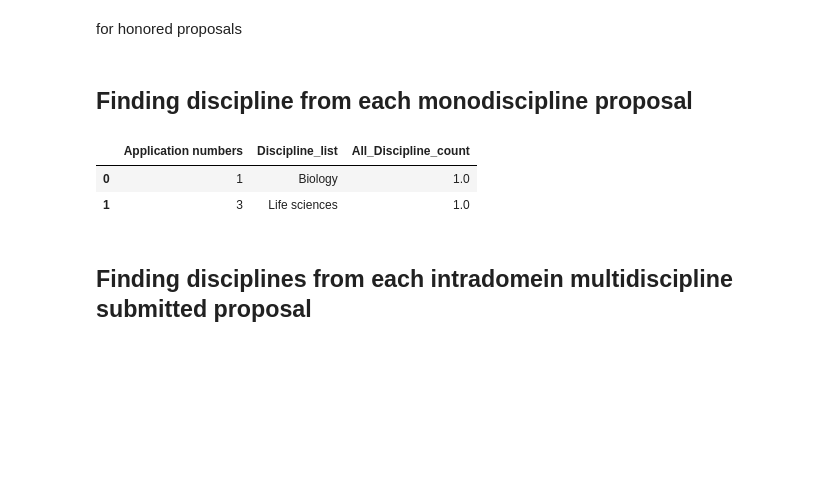
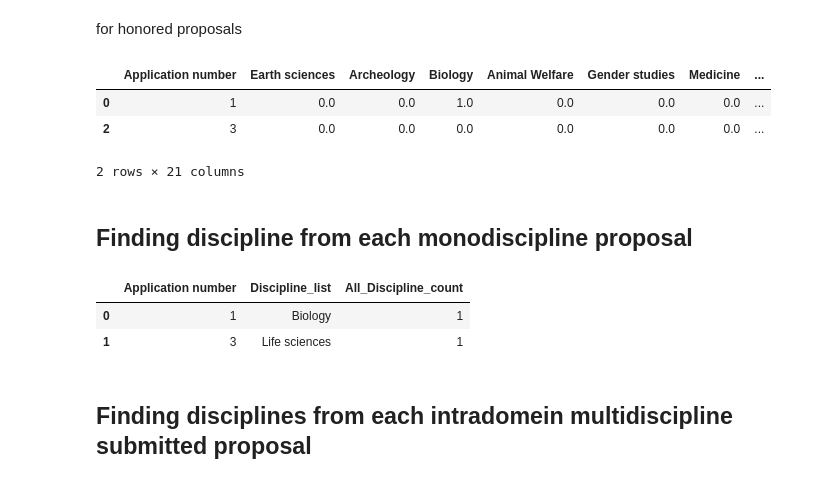
Before and after one commit to RaThorat/discipline_analyses_of_proposals, a Jupyter notebook: Disciplineanalyses_of_proposals.ipynb, the cells around one changed output. Cells and saved outputs as stored; diff of their text form; code cells hidden in the pictures; blank space fills up the shorter version.

Commit message:
code updated from stackoverflow

```diff
--- a/Disciplineanalyses_of_proposals.ipynb
+++ b/Disciplineanalyses_of_proposals.ipynb
@@ -193,3 +195,10 @@ dfG_clean_multidisci=dfG_multidisci.drop(columns=['Application numbers','All_Dis
+# %%
+dfA_ENW_monodisci=dfA_ENW_monodisci.drop(columns=['All_Discipline_count', 'ENW_Discipline_count'])
+dfA_intradom_multidisci=dfA_intradom_multidisci.drop(columns=['All_Discipline_count', 'ENW_Discipline_count'])
+dfA_interdom_multidisci=dfA_interdom_multidisci.drop(columns=['All_Discipline_count', 'ENW_Discipline_count'])
+dfG_ENW_monodisci=dfG_ENW_monodisci.drop(columns=['All_Discipline_count', 'ENW_Discipline_count'])
+dfG_intradom_multidisci=dfG_intradom_multidisci.drop(columns=['All_Discipline_count', 'ENW_Discipline_count'])
+dfG_interdom_multidisci=dfG_interdom_multidisci.drop(columns=['All_Discipline_count', 'ENW_Discipline_count'])
 # %% [markdown]
 ## Creation of co-occurance matrix for submitted proposals
 # %%
@@ -228,29 +237,12 @@ dfG_netwerk.columns = ['source', 'target', 'weight']
 # %%
 #Shape of dataframe for ENW monodiscipline proposals
 #dfA_ENW_monodisci.shape
+# %%
+dfA_ENW_monodisci.head(2)
+# %% [output]
+|  | Application number | Earth sciences | Archeology | Biology | Animal Welfare | Gender studies | Medicine | ... |
+| 0 | 1 | 0.0 | 0.0 | 1.0 | 0.0 | 0.0 | 0.0 | ... |
+| 2 | 3 | 0.0 | 0.0 | 0.0 | 0.0 | 0.0 | 0.0 | ... |
+2 rows × 21 columns
 # %% [markdown]
 ## Finding discipline from each monodiscipline proposal
-# %%
-# Pay attention to how iloc a cell selects. 'Application numbers' is zeroth column.
-dfA_ENW_mono_disciplines = pd.DataFrame(columns = ['Application numbers', 'Discipline_list', 'All_Discipline_count'])
-i=0 #starts from oth row
-j=1 #starts from 1st column
-Aanvraag_nummer=0
-k=dfA_ENW_monodisci.columns.get_loc("All_Discipline_count") #column number where the All_Discipline_count is
-l=len(dfA_ENW_monodisci.index)#number of rows
-for i in range (0,l):
-    Discipline_count=0 #introducing zero discipline count
-    Discipline_list=" " #introducing empty discipline list
-    for j in range (1,k): #while the rows are not exhausted
-        if (dfA_ENW_monodisci.iloc[i,j]==1) & (Discipline_count<dfA_ENW_monodisci.iloc[i,k]): #if the given cell has 1 as value
-            Discipline_list=Discipline_list+ dfA_ENW_monodisci.columns[j] #adds a column name to discipline list
-            Discipline_count+=1 #counts the number of disciplines with 1 as value
-            if Discipline_count==dfA_ENW_monodisci.iloc[i,k]:
-                Aanvraag_nummer=dfA_ENW_monodisci.iloc[i,0]
-                new_row = {'Application numbers':Aanvraag_nummer, 'Discipline_list':Discipline_list, 'All_Discipline_count':dfA_ENW_monodisci.iloc[i,k]}
-                dfA_ENW_mono_disciplines = dfA_ENW_mono_disciplines.append(new_row, ignore_index=True)
-dfA_ENW_mono_disciplines.head(2)
-# %% [output]
-|  | Application numbers | Discipline_list | All_Discipline_count |
-| 0 | 1 | Biology | 1.0 |
-| 1 | 3 | Life sciences | 1.0 |
@@ -263,2 +249,20 @@ dfA_ENW_mono_disciplines.head(2)
+# %%
+dfA_ENW_monodisci = dfA_ENW_monodisci.set_index('Application number')
+
+dfA_ENW_mono_disciplines = (
+    dfA_ENW_monodisci[dfA_ENW_monodisci==1]
+    .stack()
+    .reset_index()
+    .drop(0, axis=1)
+    .rename(columns={'level_1': 'Discipline_list'})
+    .groupby('Application number', as_index=False)
+    .agg(Discipline_list=('Discipline_list', lambda x: ', '.join(x)), All_Discipline_count=('Discipline_list', 'count'))
+)
+
+dfA_ENW_mono_disciplines.head(2)
+# %% [output]
+|  | Application number | Discipline_list | All_Discipline_count |
+| 0 | 1 | Biology | 1 |
+| 1 | 3 | Life sciences | 1 |
 # %% [markdown]
 ## Finding disciplines from each intradomein multidiscipline submitted proposal
```
Also changed, not shown: parts of 22 cells of this notebook, 3 other files.
